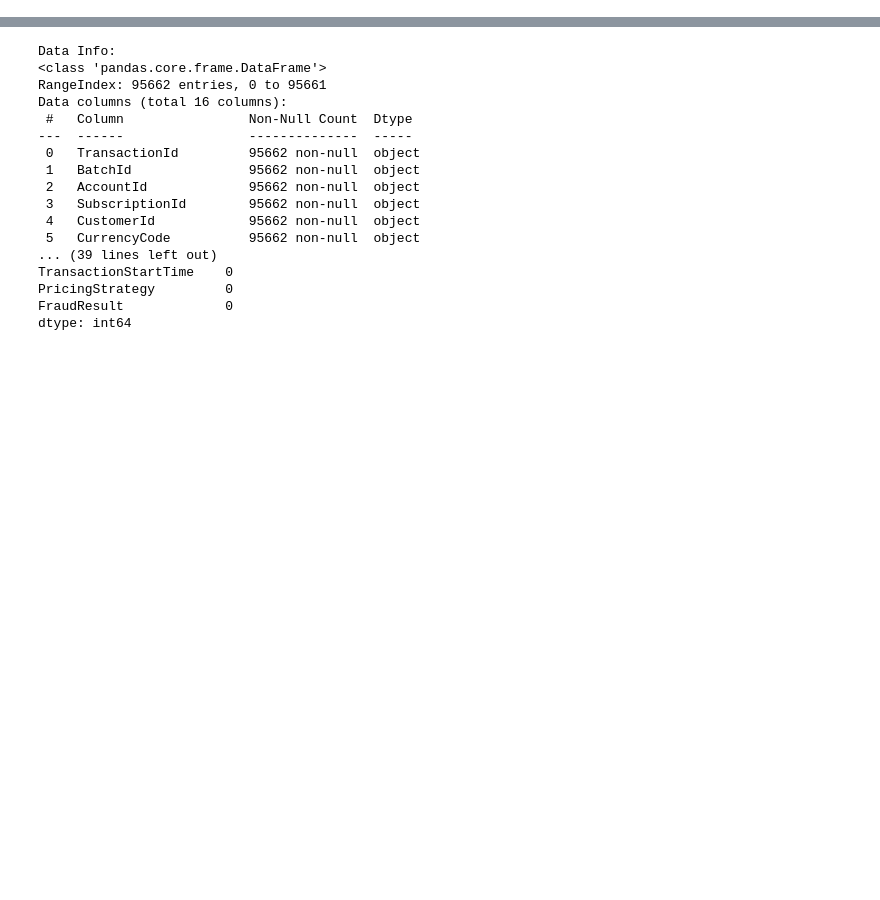
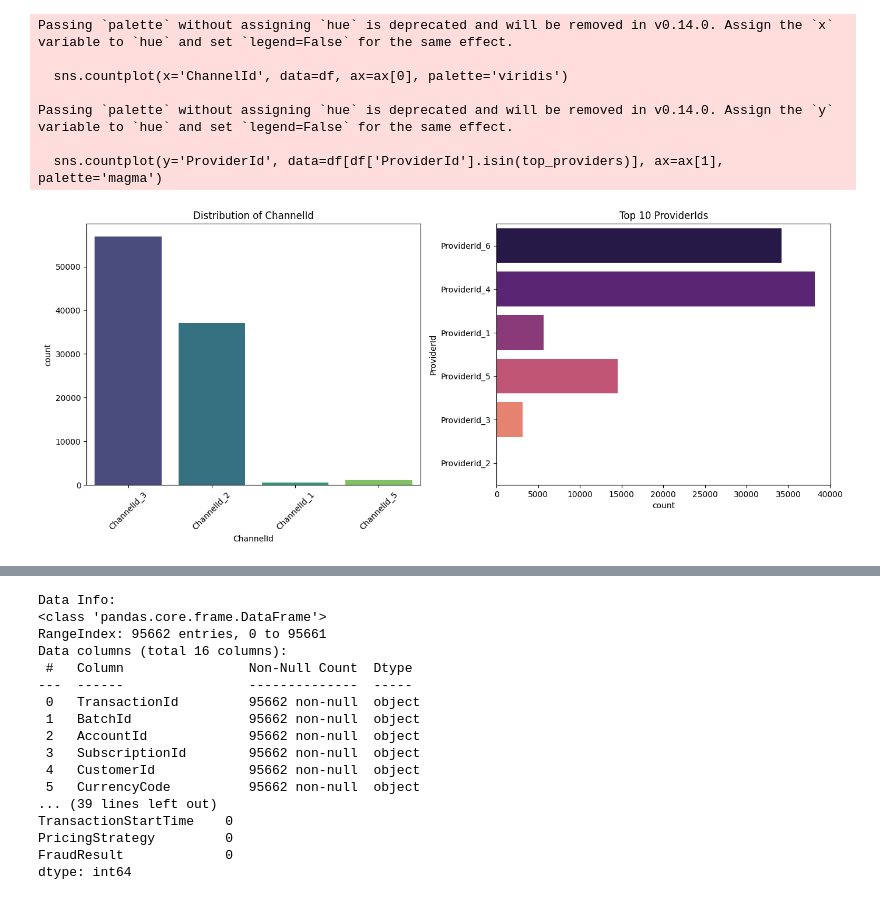
Before and after one commit to Maireg789/credit-risk-model, a Jupyter notebook: notebooks/eda.ipynb, the cells around one changed output, grey strips where cells are left out. Saved outputs shown, nothing was run; the diff lists cells and outputs as text; code cells hidden in the pictures; blank space fills up the shorter version.

```diff
--- a/notebooks/eda.ipynb
+++ b/notebooks/eda.ipynb
@@ -1,3 +63,28 @@
+# %%
+# 5. Additional Categorical Analysis
+fig, ax = plt.subplots(1, 2, figsize=(14, 6))
+
+# Channel ID
+sns.countplot(x='ChannelId', data=df, ax=ax[0], palette='viridis')
+ax[0].set_title('Distribution of ChannelId')
+ax[0].tick_params(axis='x', rotation=45)
+
+# Provider ID (Top 10)
+top_providers = df['ProviderId'].value_counts().nlargest(10).index
+sns.countplot(y='ProviderId', data=df[df['ProviderId'].isin(top_providers)], ax=ax[1], palette='magma')
+ax[1].set_title('Top 10 ProviderIds')
+
+plt.tight_layout()
+plt.show()
+# %% [output]
+Passing `palette` without assigning `hue` is deprecated and will be removed in v0.14.0. Assign the `x` variable to `hue` and set `legend=False` for the same effect.
+
+  sns.countplot(x='ChannelId', data=df, ax=ax[0], palette='viridis')
+
+Passing `palette` without assigning `hue` is deprecated and will be removed in v0.14.0. Assign the `y` variable to `hue` and set `legend=False` for the same effect.
+
+  sns.countplot(y='ProviderId', data=df[df['ProviderId'].isin(top_providers)], ax=ax[1], palette='magma')
+[figure, added]
 # %%
 import pandas as pd
 import numpy as np
```
Also changed, not shown: parts of 3 cells of this notebook.
